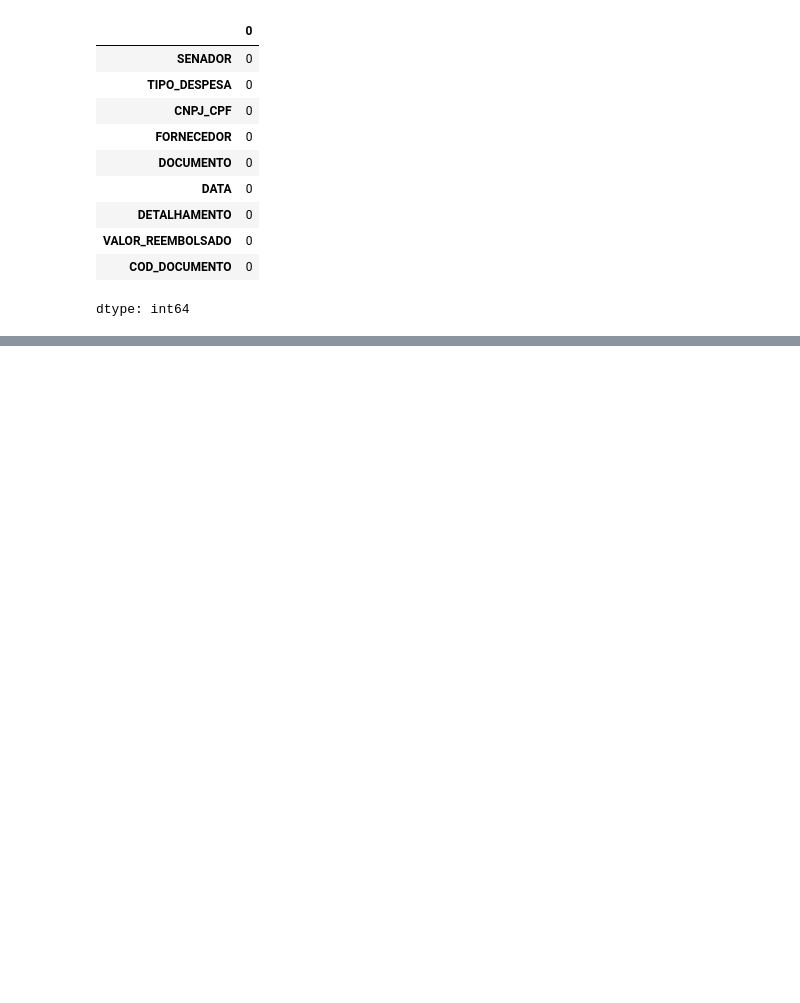
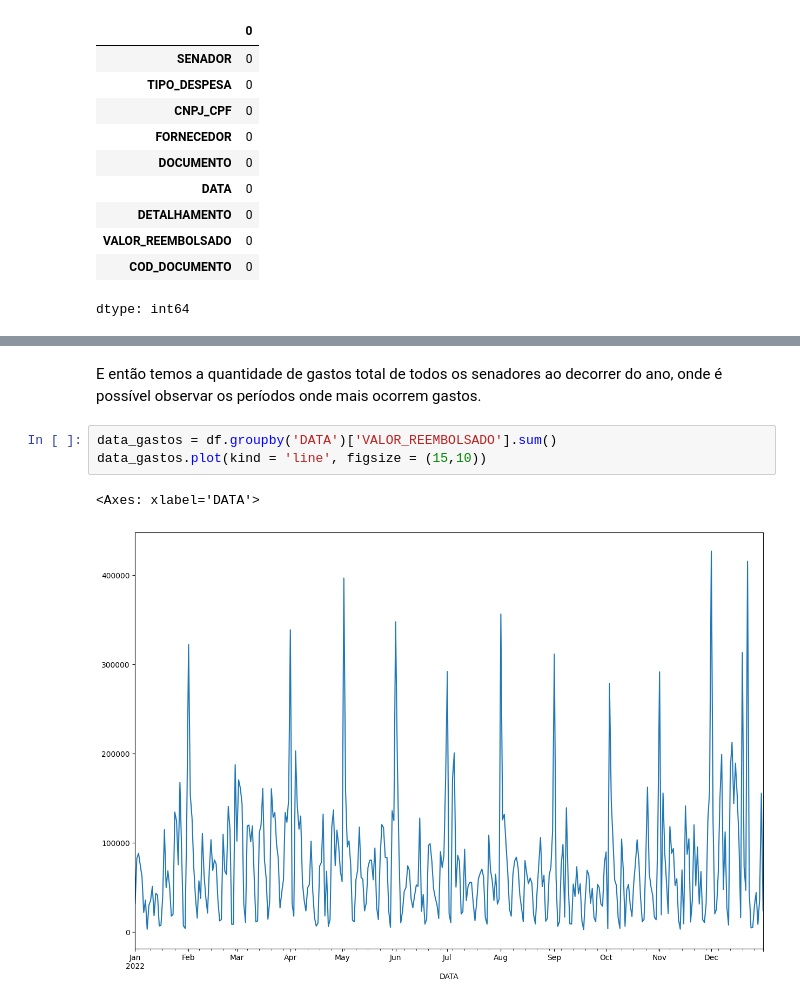
Before and after one commit to FelipeRFN/7_Days_Of_Code_Data_Science, a Jupyter notebook: 7_days_of_Code.ipynb, the cells around one changed output, grey strips where cells are left out. Cells and saved outputs as stored; diff of their text form; blank space fills up the shorter version.

```diff
--- a/7_days_of_Code.ipynb
+++ b/7_days_of_Code.ipynb
@@ -102,0 +187,8 @@ dtype: int64
+# %% [markdown]
+E então temos a quantidade de gastos total de todos os senadores ao decorrer do ano, onde é possível observar os períodos onde mais ocorrem gastos.
+# %%
+data_gastos = df.groupby('DATA')['VALOR_REEMBOLSADO'].sum()
+data_gastos.plot(kind = 'line', figsize = (15,10))
+# %% [output]
+<Axes: xlabel='DATA'>
+[figure, added]
```
Also changed, not shown: parts of 12 cells of this notebook.
